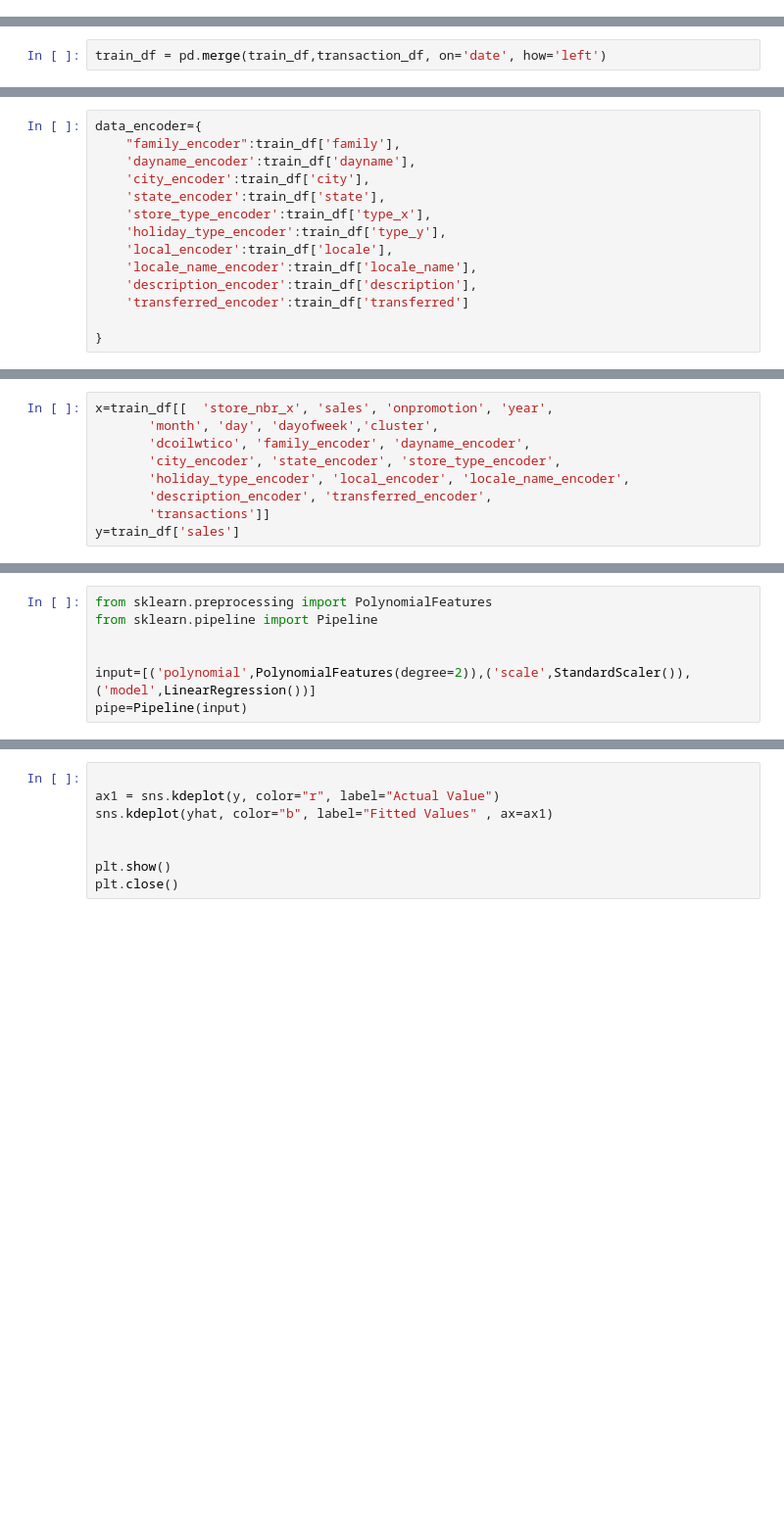
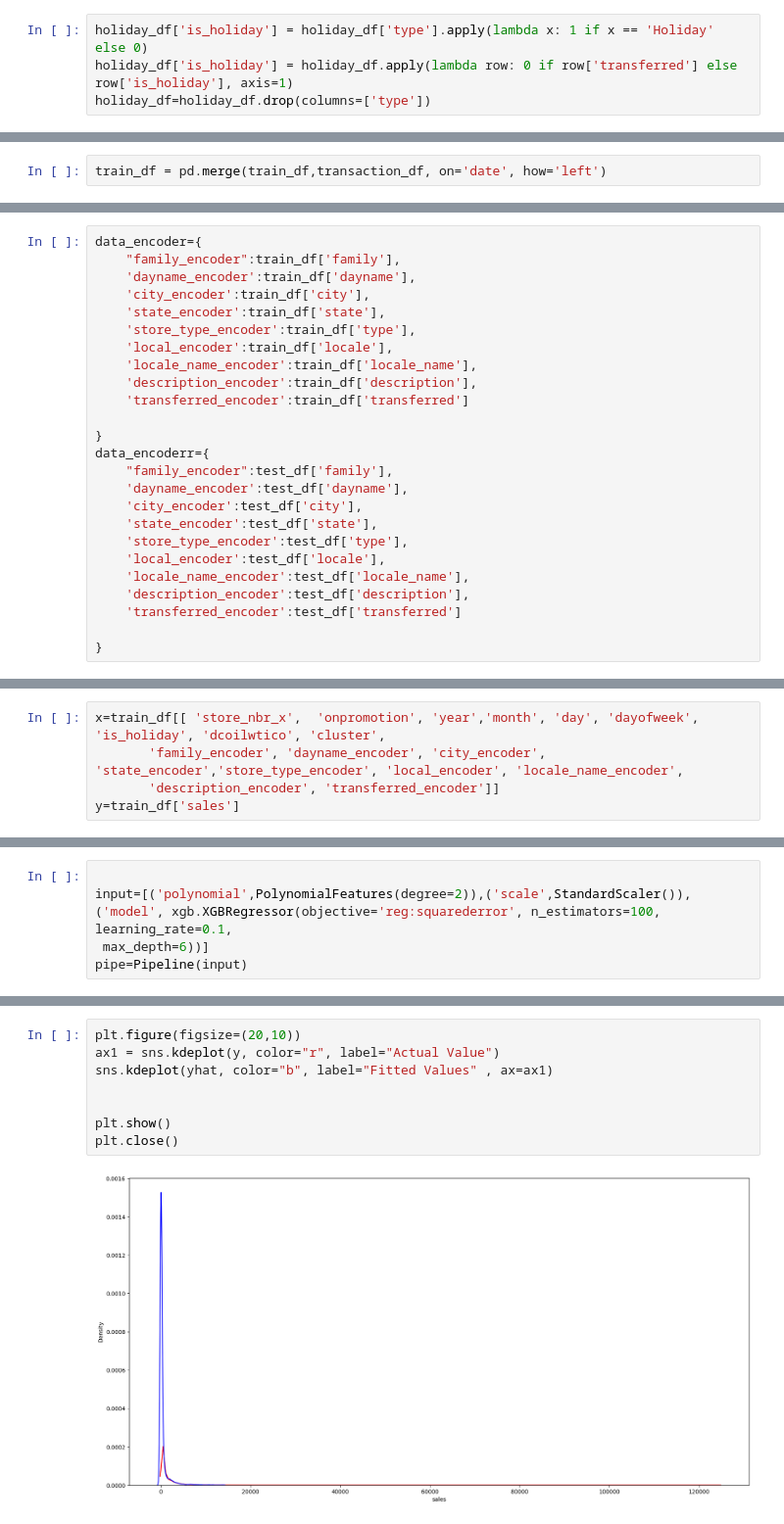
Before and after one commit to heka2002/sales_project, a Jupyter notebook: sales.ipynb, the cells around one changed output, grey strips where cells are left out. Shown: that part at 98% size. Drawn from its saved outputs; the diff is of its cells as text; blank space fills up the shorter version.

```diff
--- a/sales.ipynb
+++ b/sales.ipynb
@@ -200,0 +260,4 @@ train_df.describe()
+# %%
+holiday_df['is_holiday'] = holiday_df['type'].apply(lambda x: 1 if x == 'Holiday' else 0)
+holiday_df['is_holiday'] = holiday_df.apply(lambda row: 0 if row['transferred'] else row['is_holiday'], axis=1)
+holiday_df=holiday_df.drop(columns=['type'])
@@ -282,14 +388,25 @@ data_encoder={
     'dayname_encoder':train_df['dayname'],
     'city_encoder':train_df['city'],
     'state_encoder':train_df['state'],
-    'store_type_encoder':train_df['type_x'],
-    'holiday_type_encoder':train_df['type_y'],
+    'store_type_encoder':train_df['type'],
     'local_encoder':train_df['locale'],
     'locale_name_encoder':train_df['locale_name'],
     'description_encoder':train_df['description'],
     'transferred_encoder':train_df['transferred']
 
 }
+data_encoderr={
+    "family_encoder":test_df['family'],
+    'dayname_encoder':test_df['dayname'],
+    'city_encoder':test_df['city'],
+    'state_encoder':test_df['state'],
+    'store_type_encoder':test_df['type'],
+    'local_encoder':test_df['locale'],
+    'locale_name_encoder':test_df['locale_name'],
+    'description_encoder':test_df['description'],
+    'transferred_encoder':test_df['transferred']
+
+}
 # %%
 from sklearn.preprocessing import LabelEncoder
 
@@ -349,9 +486,5 @@ Index(['id', 'date', 'store_nbr_x', 'family', 'sales', 'onpromotion', 'year',
 # %%
-x=train_df[[  'store_nbr_x', 'sales', 'onpromotion', 'year',
-       'month', 'day', 'dayofweek','cluster',
-       'dcoilwtico', 'family_encoder', 'dayname_encoder',
-       'city_encoder', 'state_encoder', 'store_type_encoder',
-       'holiday_type_encoder', 'local_encoder', 'locale_name_encoder',
-       'description_encoder', 'transferred_encoder',
-       'transactions']]
+x=train_df[[ 'store_nbr_x',  'onpromotion', 'year','month', 'day', 'dayofweek',  'is_holiday', 'dcoilwtico', 'cluster',
+       'family_encoder', 'dayname_encoder', 'city_encoder', 'state_encoder','store_type_encoder', 'local_encoder', 'locale_name_encoder',
+       'description_encoder', 'transferred_encoder']]
 y=train_df['sales']
@@ -377,9 +515,7 @@ Test set: (4860049, 20) (4860049,)
 # %%
-from sklearn.preprocessing import PolynomialFeatures
-from sklearn.pipeline import Pipeline
 
-
-input=[('polynomial',PolynomialFeatures(degree=2)),('scale',StandardScaler()),('model',LinearRegression())]
+input=[('polynomial',PolynomialFeatures(degree=2)),('scale',StandardScaler()),('model', xgb.XGBRegressor(objective='reg:squarederror', n_estimators=100, learning_rate=0.1,
+ max_depth=6))]
 pipe=Pipeline(input)
 # %%
 x_train_sample = x_train.sample(frac=0.1, random_state=42)
@@ -425,8 +577,10 @@ Test R²: 1.0
 # %%
-
+plt.figure(figsize=(20,10))
 ax1 = sns.kdeplot(y, color="r", label="Actual Value")
 sns.kdeplot(yhat, color="b", label="Fitted Values" , ax=ax1)
 
 
 plt.show()
 plt.close()
+# %% [output]
+[figure, added]
```
Also changed, not shown: parts of 41 cells of this notebook.
